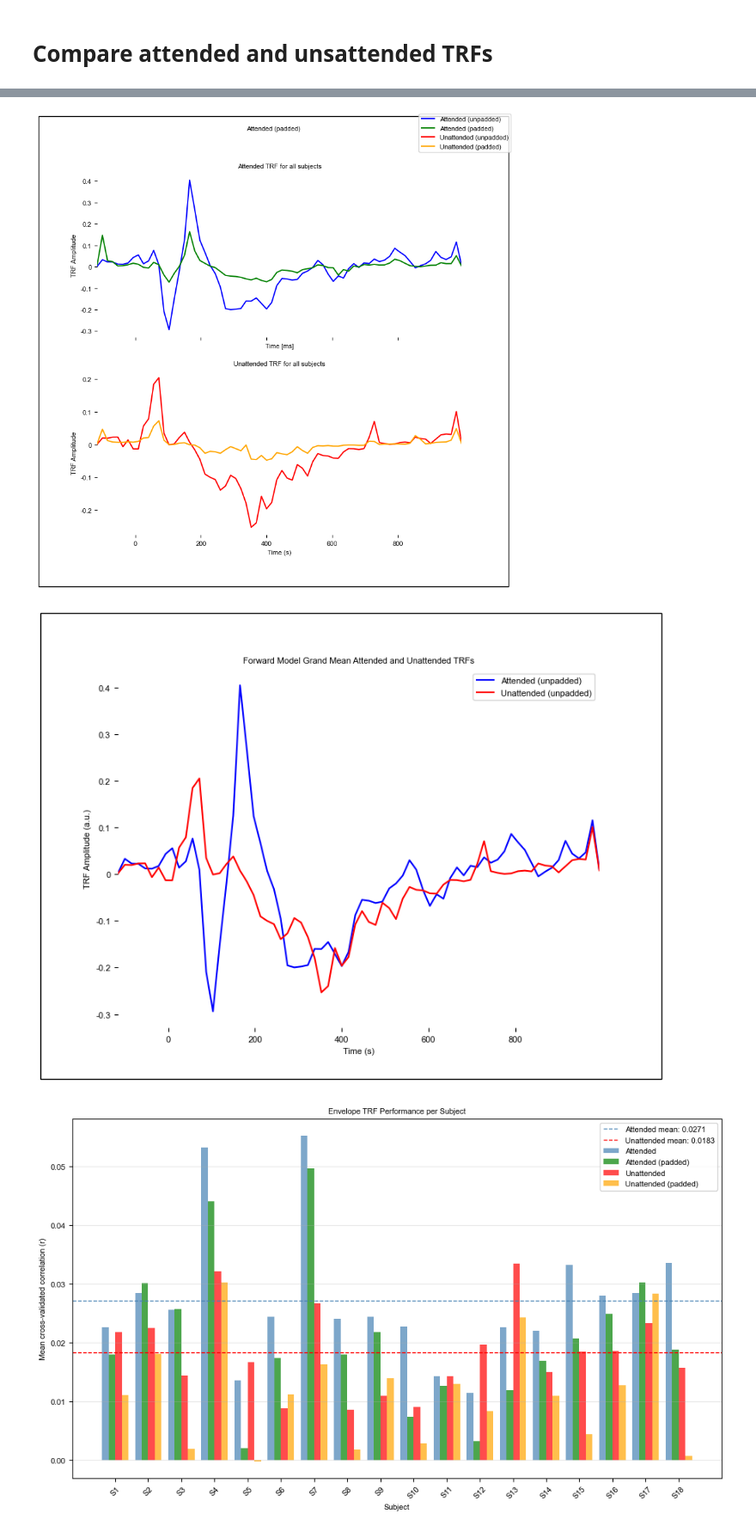
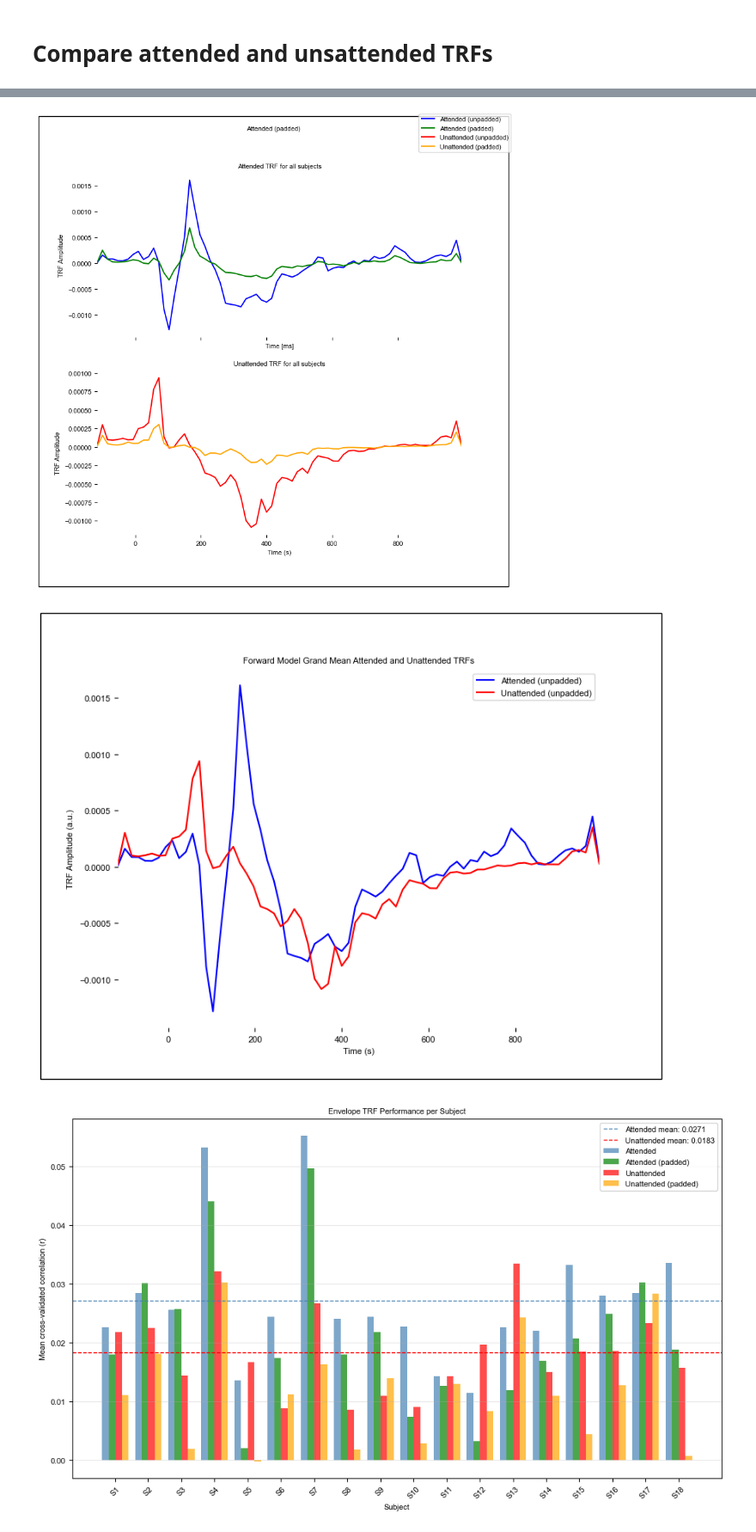
Before and after one commit to sylmester/fuglsang, a Jupyter notebook: figures/forward_model_aad.ipynb, the cells around one changed output, grey strips where cells are left out. Shown at 86% size. Drawn from its saved outputs; the diff is of its cells as text; code cells hidden in the pictures.

```diff
--- a/figures/forward_model_aad.ipynb
+++ b/figures/forward_model_aad.ipynb
@@ -48,7 +48,12 @@ for subject in SUBJECTS:
     attended_padded_trf_path = file_paths.TRF_DIR / subject / f'{subject}_attended_padded_trf.pickle'
     unattended_padded_trf_path = file_paths.TRF_DIR / subject / f'{subject}_unattended_padded_trf.pickle'
 
-    if attended_trf_path.exists() and unattended_trf_path.exists() and attended_padded_trf_path.exists() and unattended_padded_trf_path.exists():
+    # envelope + onset
+    attended_envelope_onset_trf_path = file_paths.TRF_DIR / subject / f'{subject}_attended_envelope_onset_trf.pickle'
+    unattended_envelope_onset_trf_path = file_paths.TRF_DIR / subject / f'{subject}_unattended_envelope_onset_trf.pickle'
+
+
+    if attended_trf_path.exists() and unattended_trf_path.exists() and attended_padded_trf_path.exists() and unattended_padded_trf_path.exists() and attended_envelope_onset_trf_path.exists() and unattended_envelope_onset_trf_path.exists():
         # Load both unpadded and padded TRFs for the subject
         trf_attended = eelbrain.load.unpickle(attended_trf_path)
         trf_unattended = eelbrain.load.unpickle(unattended_trf_path)
@@ -56,10 +61,13 @@ for subject in SUBJECTS:
         trf_attended_padded = eelbrain.load.unpickle(attended_padded_trf_path)
         trf_unattended_padded = eelbrain.load.unpickle(unattended_padded_trf_path)
 
-        trfs.append((trf_attended, trf_unattended, trf_attended_padded, trf_unattended_padded))
+        trf_attended_onset = eelbrain.load.unpickle(attended_envelope_onset_trf_path)
+        trf_unattended_onset = eelbrain.load.unpickle(unattended_envelope_onset_trf_path)
 
-        r_values.append((trf_attended.r, trf_unattended.r, trf_attended_padded.r, trf_unattended_padded.r))
-        proportion_explained_values.append((trf_attended.proportion_explained, trf_unattended.proportion_explained, trf_attended_padded.proportion_explained, trf_unattended_padded.proportion_explained))
+        trfs.append((trf_attended, trf_unattended, trf_attended_padded, trf_unattended_padded, trf_attended_onset, trf_unattended_onset))
+
+        r_values.append((trf_attended.r, trf_unattended.r, trf_attended_padded.r, trf_unattended_padded.r, trf_attended_onset.r, trf_unattended_onset.r))
+        proportion_explained_values.append((trf_attended.proportion_explained, trf_unattended.proportion_explained, trf_attended_padded.proportion_explained, trf_unattended_padded.proportion_explained, trf_attended_onset.proportion_explained, trf_unattended_onset.proportion_explained))
 
         # Note that r does not take into account the model’s ability to predict the magnitude of the response, only its shape; for a measure that reflects both, consider using proportion_explained.
 
@@ -137,9 +145,9 @@ fig.savefig(file_paths.FIGURES_DIR / 'comparison_attended_unattended.png', bbox_
 # %%
-attended_trf_means = [trf[0].h_scaled.mean('sensor') for trf in trfs]
-unattended_trf_means = [trf[1].h_scaled.mean('sensor') for trf in trfs]
+attended_trf_means = [trf[0].h.mean('sensor') for trf in trfs]
+unattended_trf_means = [trf[1].h.mean('sensor') for trf in trfs]
 
-attended_padded_trf_means = [trf[2].h_scaled.mean('sensor') for trf in trfs]
-unattended_padded_trf_means = [trf[3].h_scaled.mean('sensor') for trf in trfs]
+attended_padded_trf_means = [trf[2].h.mean('sensor') for trf in trfs]
+unattended_padded_trf_means = [trf[3].h.mean('sensor') for trf in trfs]
 
 grand_attended_mean = eelbrain.combine(attended_trf_means).mean('case')
 grand_unattended_mean = eelbrain.combine(unattended_trf_means).mean('case')
@@ -180,37 +188,37 @@ axes[1].set_xlabel('Time (s)')
 eelbrain.plot.figure_outline()
 fig.savefig(file_paths.FIGURES_DIR / 'comparison_attended_unattended.png', bbox_inches='tight')
 # %% [output]
-[figure, old version]
+[figure, new version]
 # %%
-attended_trf_means = [trf[0].h_scaled.mean('sensor') for trf in trfs]
-unattended_trf_means = [trf[1].h_scaled.mean('sensor') for trf in trfs]
+attended_trf_means = [trf[0].h.mean('sensor') for trf in trfs]
+unattended_trf_means = [trf[1].h.mean('sensor') for trf in trfs]
 
 # Compute grand mean TRFs across all subjects for attended and unattended (unpadded)
 grand_attended_mean = eelbrain.combine(attended_trf_means).mean('case')
 grand_unattended_mean = eelbrain.combine(unattended_trf_means).mean('case')
 
 # Plot the grand mean TRFs overlaid in one plot
 fig, ax = pyplot.subplots(1, figsize=(8, 6), subplot_kw=dict(frame_on=False))
 
 eelbrain.plot.UTS(grand_attended_mean, axes=ax, color='blue')
 eelbrain.plot.UTS(grand_unattended_mean, axes=ax, color='red')
 
 # Compute sensible y-limits from the plotted curves
 ymin = min(grand_attended_mean.x.min(), grand_unattended_mean.x.min())
 ymax = max(grand_attended_mean.x.max(), grand_unattended_mean.x.max())
 margin = 0.05 * (ymax - ymin)
 ax.set_ylim(ymin - margin, ymax + margin)
 
 # Legend
 ax.legend(['Attended (unpadded)', 'Unattended (unpadded)'], loc='upper right')
 
 ax.set_title('Forward Model Grand Mean Attended and Unattended TRFs')
 ax.set_ylabel('TRF Amplitude (a.u.)')
 ax.set_xlabel('Time (s)')
 
 eelbrain.plot.figure_outline()
 fig.savefig(file_paths.FIGURES_DIR / 'forward_model_trfs_comparison.png', bbox_inches='tight')
 # %% [output]
-[figure, old version]
+[figure, new version]
 # %%
 # Mean R values per subject for each condition
```
Also changed, not shown: parts of 4 cells of this notebook.
